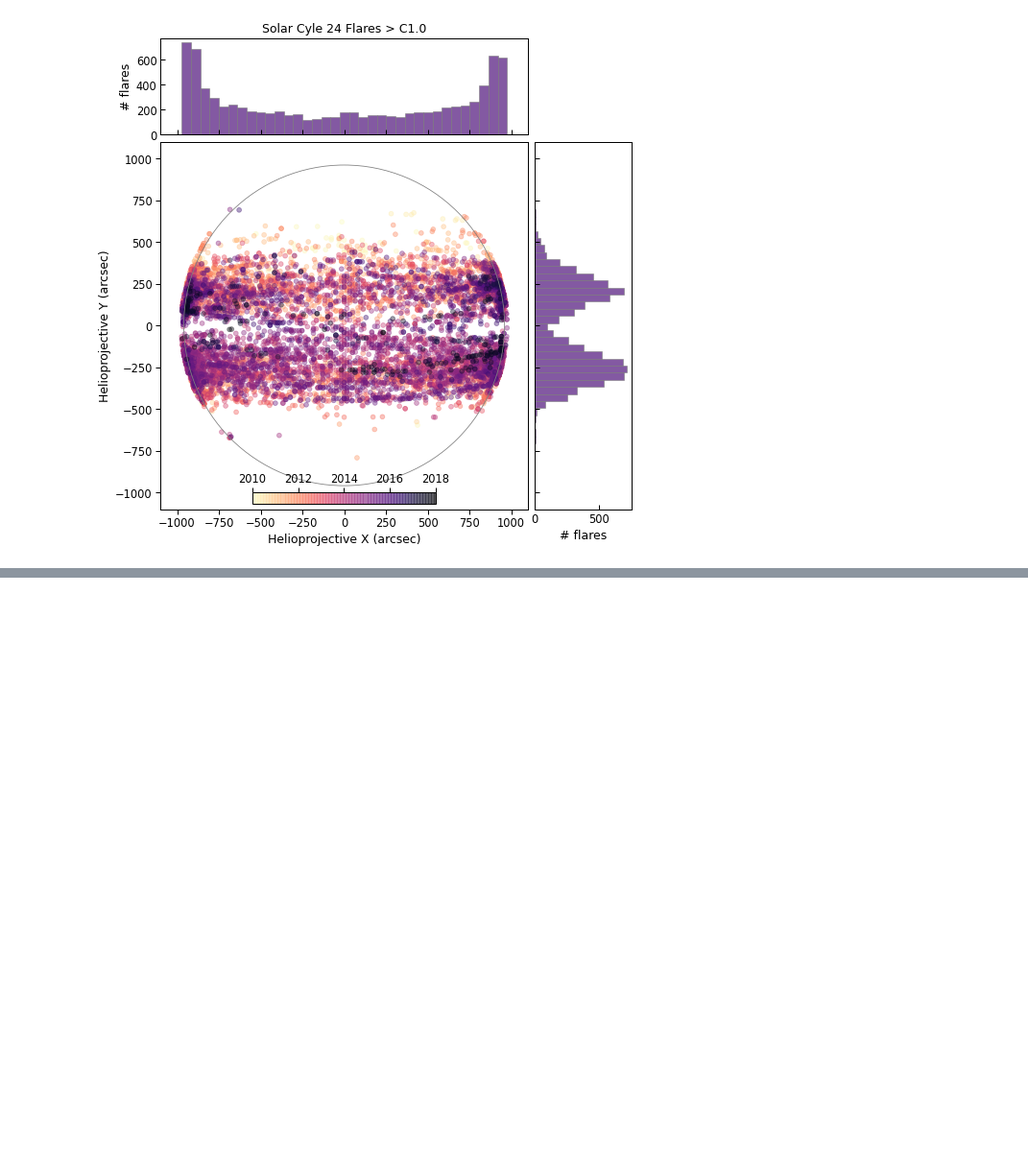
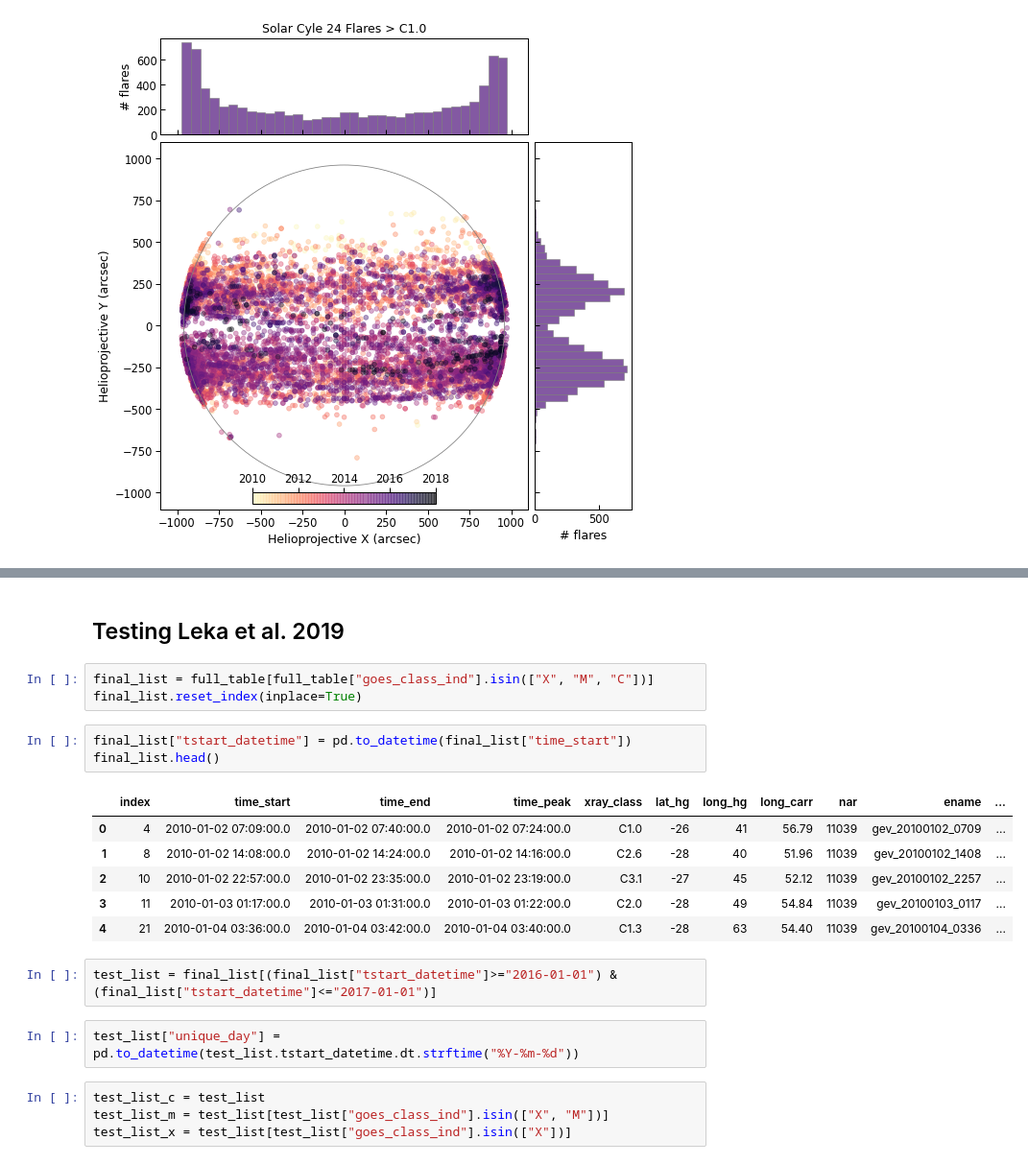
Before and after one commit to hayesla/flare_forecast_proj, a Jupyter notebook: goes_flare_list/ssw_flarelist_tests.ipynb, the cells around one changed output, grey strips where cells are left out. Shown at 96% size. Cells and saved outputs as stored; diff of their text form; blank space fills up the shorter version.

```diff
--- a/goes_flare_list/ssw_flarelist_tests.ipynb
+++ b/goes_flare_list/ssw_flarelist_tests.ipynb
@@ -363,0 +434,23 @@ plt.savefig("testy2.png", facecolor="w", dpi=200)
+# %% [markdown]
+## Testing Leka et al. 2019
+# %%
+final_list = full_table[full_table["goes_class_ind"].isin(["X", "M", "C"])]
+final_list.reset_index(inplace=True)
+# %%
+final_list["tstart_datetime"] = pd.to_datetime(final_list["time_start"])
+final_list.head()
+# %% [output]
+|  | index | time_start | time_end | time_peak | xray_class | lat_hg | long_hg | long_carr | nar | ename | ... |
+| 0 | 4 | 2010-01-02 07:09:00.0 | 2010-01-02 07:40:00.0 | 2010-01-02 07:24:00.0 | C1.0 | -26 | 41 | 56.79 | 11039 | gev_20100102_0709 | ... |
+| 1 | 8 | 2010-01-02 14:08:00.0 | 2010-01-02 14:24:00.0 | 2010-01-02 14:16:00.0 | C2.6 | -28 | 40 | 51.96 | 11039 | gev_20100102_1408 | ... |
+| 2 | 10 | 2010-01-02 22:57:00.0 | 2010-01-02 23:35:00.0 | 2010-01-02 23:19:00.0 | C3.1 | -27 | 45 | 52.12 | 11039 | gev_20100102_2257 | ... |
+| 3 | 11 | 2010-01-03 01:17:00.0 | 2010-01-03 01:31:00.0 | 2010-01-03 01:22:00.0 | C2.0 | -28 | 49 | 54.84 | 11039 | gev_20100103_0117 | ... |
+| 4 | 21 | 2010-01-04 03:36:00.0 | 2010-01-04 03:42:00.0 | 2010-01-04 03:40:00.0 | C1.3 | -28 | 63 | 54.40 | 11039 | gev_20100104_0336 | ... |
+# %%
+test_list = final_list[(final_list["tstart_datetime"]>="2016-01-01") & (final_list["tstart_datetime"]<="2017-01-01")]
+# %%
+test_list["unique_day"] = pd.to_datetime(test_list.tstart_datetime.dt.strftime("%Y-%m-%d"))
+# %%
+test_list_c = test_list
+test_list_m = test_list[test_list["goes_class_ind"].isin(["X", "M"])]
+test_list_x = test_list[test_list["goes_class_ind"].isin(["X"])]
```
Also changed, not shown: parts of 16 cells of this notebook, 1 other file.
